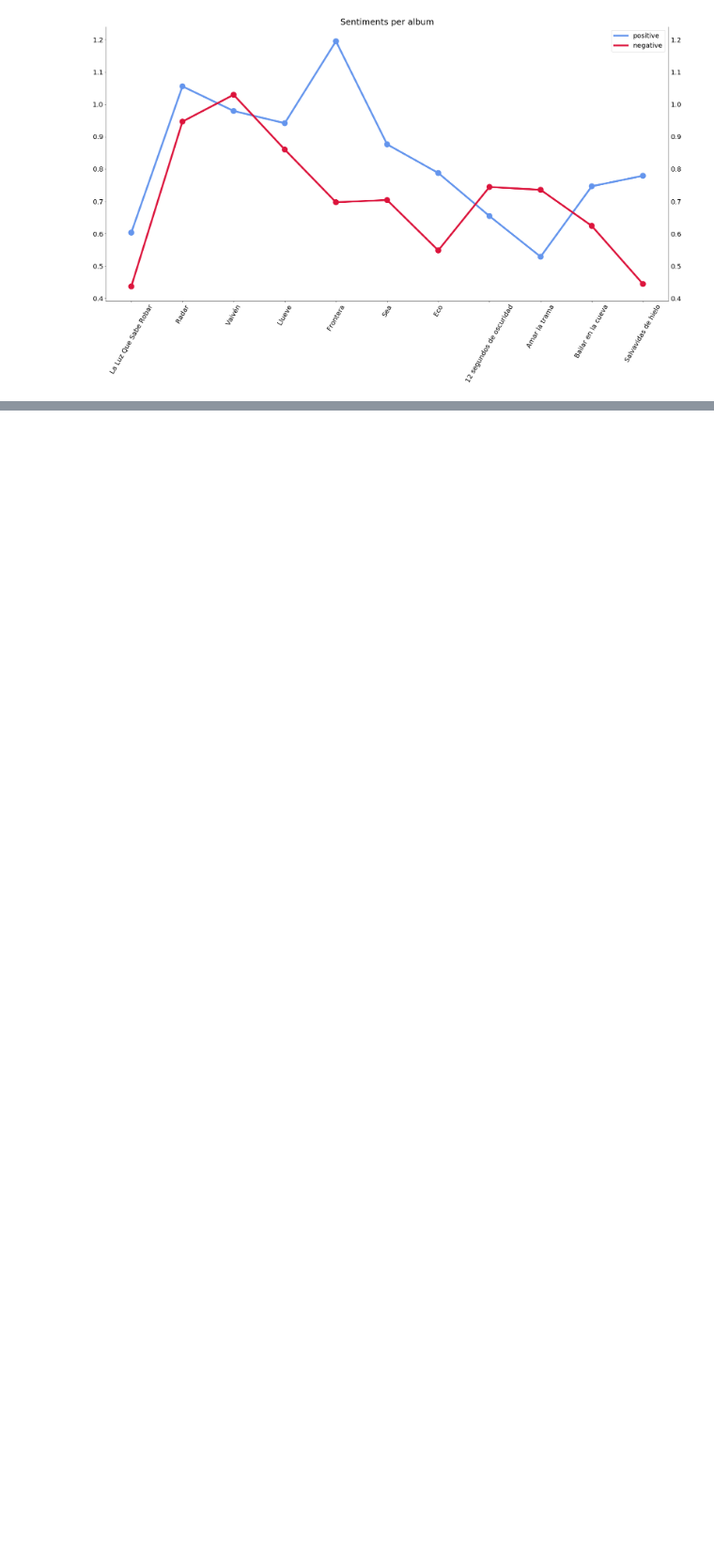
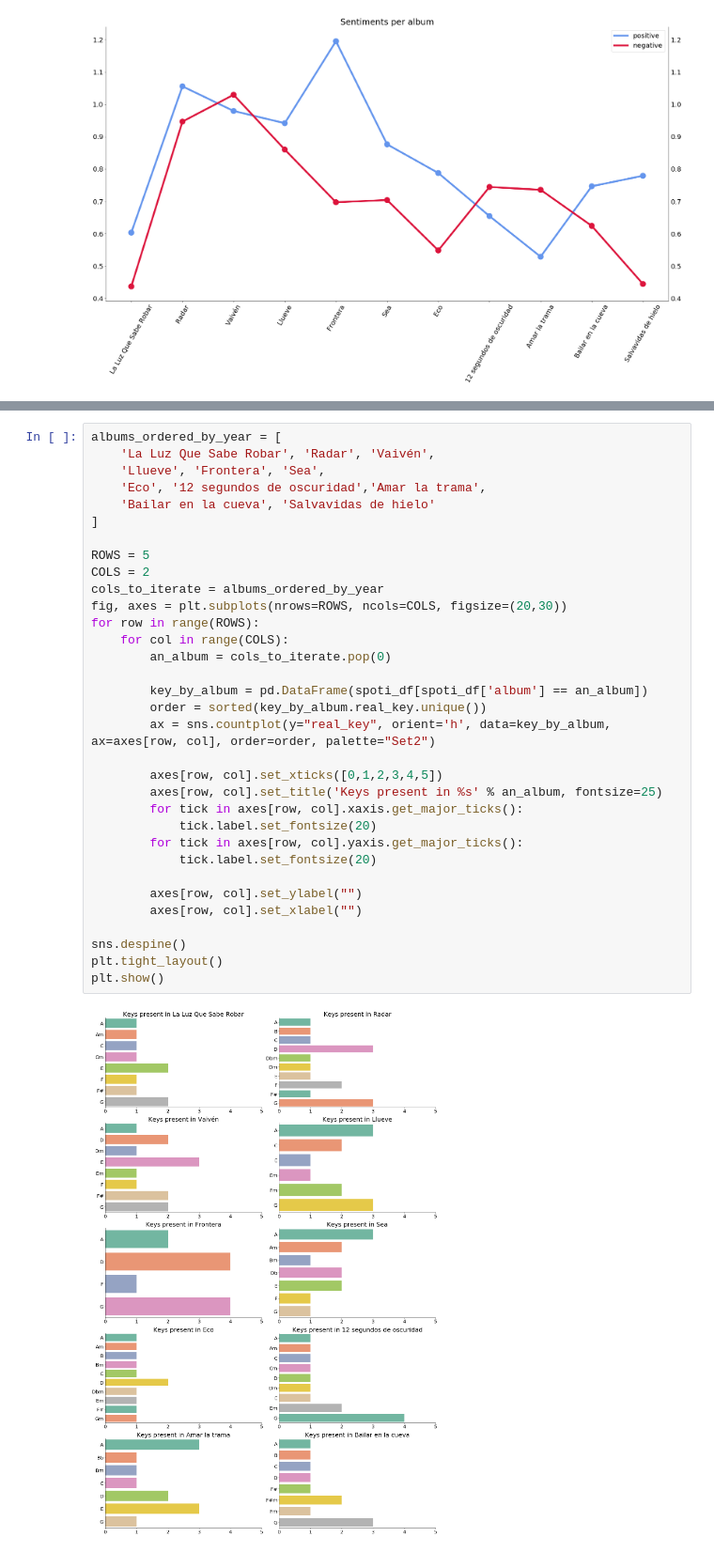
Before and after one commit to alexing/datadata, a Jupyter notebook: drexler_data_exploration.ipynb, the cells around one changed output, grey strips where cells are left out. Shown at 94% size. Drawn from its saved outputs; the diff is of its cells as text; blank space fills up the shorter version.

```diff
--- a/drexler_data_exploration.ipynb
+++ b/drexler_data_exploration.ipynb
@@ -869,0 +1012,35 @@ plt.show();
+# %%
+albums_ordered_by_year = [
+    'La Luz Que Sabe Robar', 'Radar', 'Vaivén',
+    'Llueve', 'Frontera', 'Sea',
+    'Eco', '12 segundos de oscuridad','Amar la trama',
+    'Bailar en la cueva', 'Salvavidas de hielo'
+]
+
+ROWS = 5
+COLS = 2
+cols_to_iterate = albums_ordered_by_year
+fig, axes = plt.subplots(nrows=ROWS, ncols=COLS, figsize=(20,30))
+for row in range(ROWS):
+    for col in range(COLS):
+        an_album = cols_to_iterate.pop(0)
+
+        key_by_album = pd.DataFrame(spoti_df[spoti_df['album'] == an_album])
+        order = sorted(key_by_album.real_key.unique())
+        ax = sns.countplot(y="real_key", orient='h', data=key_by_album, ax=axes[row, col], order=order, palette="Set2")
+
+        axes[row, col].set_xticks([0,1,2,3,4,5])
+        axes[row, col].set_title('Keys present in %s' % an_album, fontsize=25)
+        for tick in axes[row, col].xaxis.get_major_ticks():
+            tick.label.set_fontsize(20)
+        for tick in axes[row, col].yaxis.get_major_ticks():
+            tick.label.set_fontsize(20)
+
+        axes[row, col].set_ylabel("")
+        axes[row, col].set_xlabel("")
+
+sns.despine()
+plt.tight_layout()
+plt.show()
+# %% [output]
+[figure, added]
```
Also changed, not shown: parts of 40 cells of this notebook.
